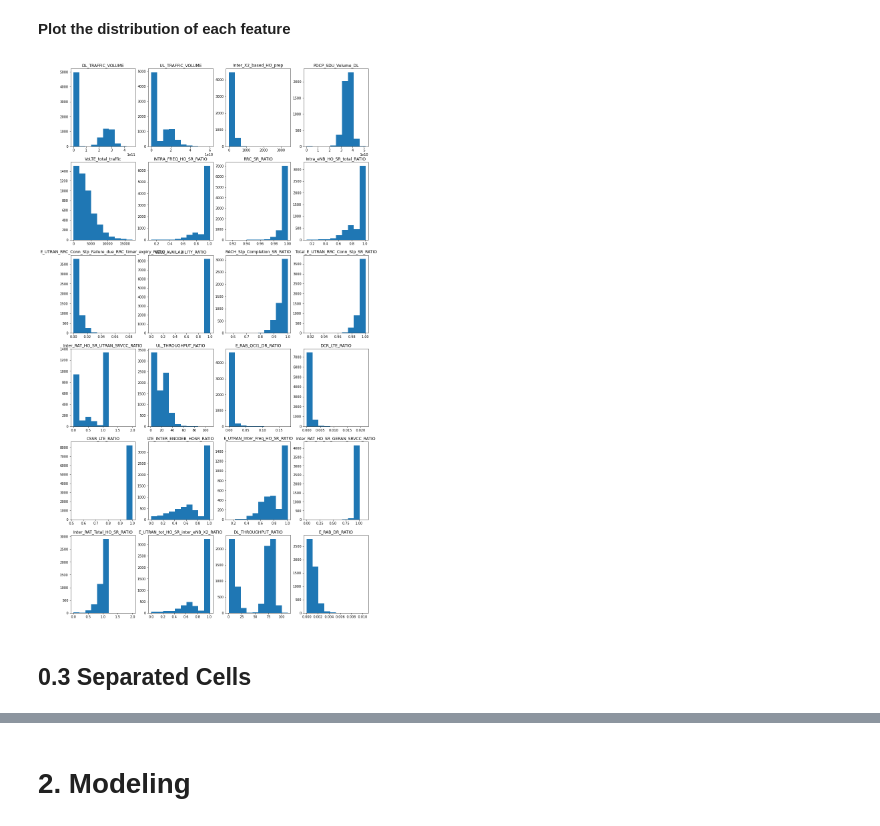
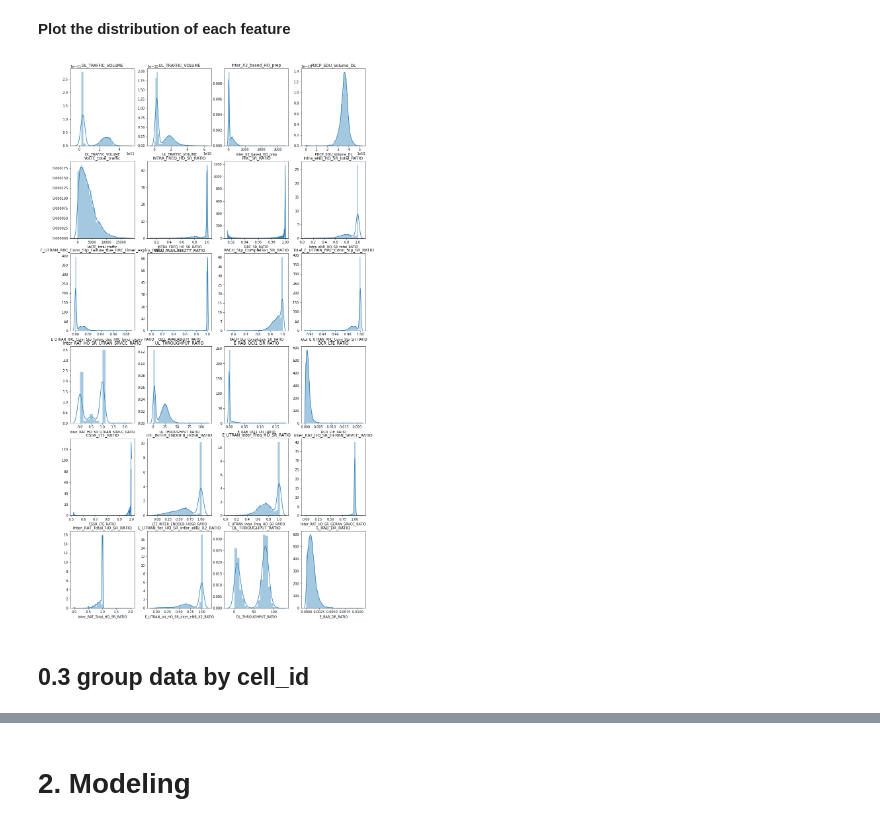
Before and after one commit to petitepepper/Anomaly-Detection_BYOND, a Jupyter notebook: Isolation Forest.ipynb, the cells around one changed output, grey strips where cells are left out. Saved outputs shown, nothing was run; the diff lists cells and outputs as text; code cells hidden in the pictures.

```diff
--- a/Isolation Forest.ipynb
+++ b/Isolation Forest.ipynb
@@ -109,39 +112,38 @@ len(df)
 # %% [markdown]
 **Plot the distribution of each feature**
 # %%
-import math
-
 def get_fig_position(i,n_per_row):
         row = i/n_per_row
         col = i%n_per_row
         return int(row),int(col)
 
 
 def showFeatureDistribution(df_features):
     """
     Input
     @df_features: a dataframe that contains the features to explore
     """
     feature_names = df_features.columns
     feature_nb = len(feature_names)
 
     # plot the distribution of each feature
     n_per_row = 4
     n_rows = math.ceil(feature_nb/n_per_row)
 
     # plot hist
     fig,ax = plt.subplots(n_rows,n_per_row,figsize=[4*n_per_row,5*n_rows])
     for i,name in enumerate(feature_names):
         ix,iy = get_fig_position(i,n_per_row)
         axes = ax[ix][iy]
         feature = df_features[name].dropna()
         axes.set_title(name)
-        axes.hist(feature)
+        #axes.hist(feature)
+        sns.distplot(feature,ax=axes)
     plt.show()
 
 
-showFeatureDistribution(df.drop(["cell_id"],axis=1))
+showFeatureDistribution(df.drop(["cell_id",'index'],axis=1))
 # %% [output]
-[figure, old version]
+[figure, new version]
 # %% [markdown]
-## 0.3 Separated Cells
+## 0.3 group data by cell_id
```
Also changed, not shown: parts of 17 cells of this notebook.
